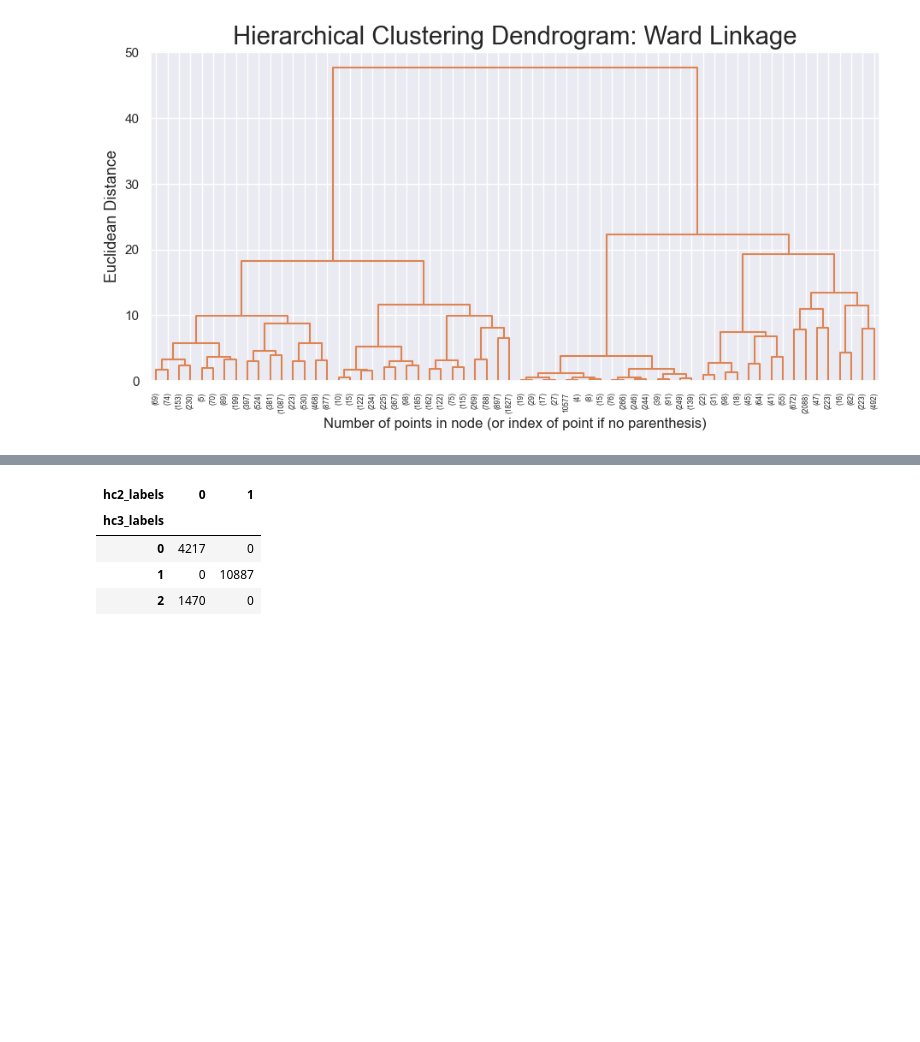
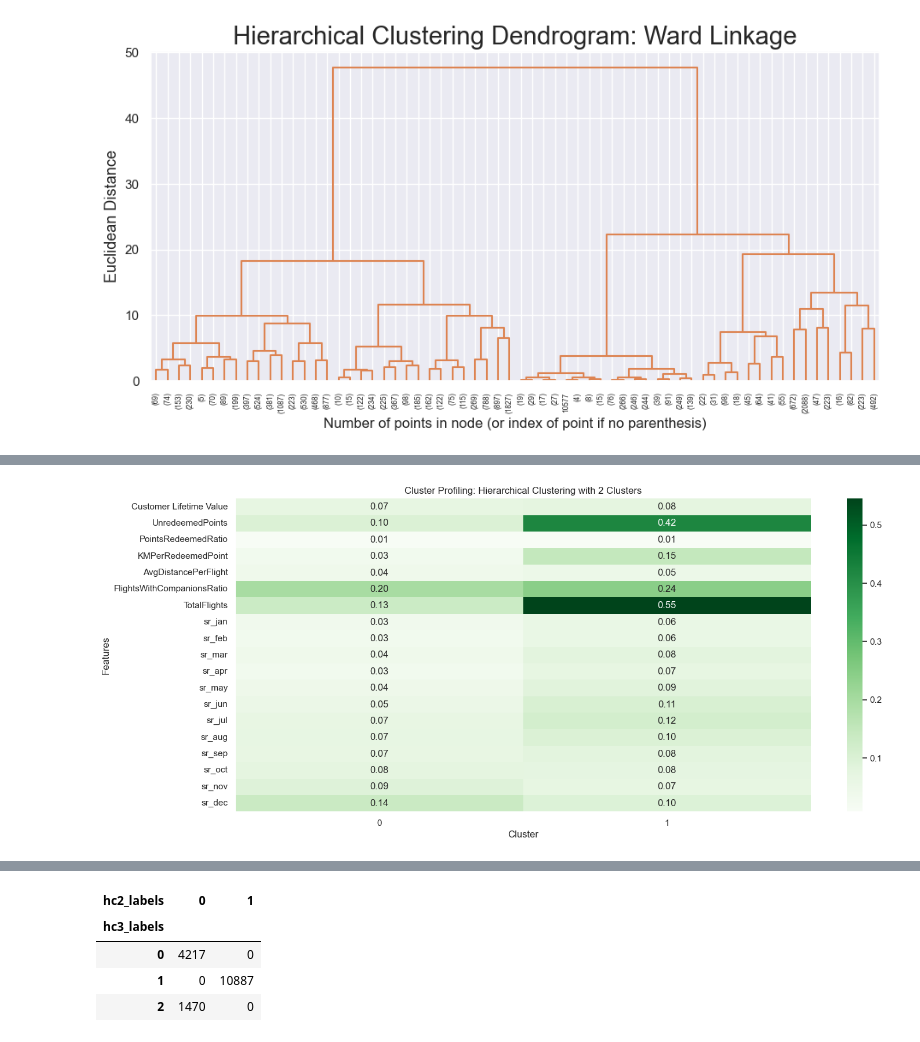
Before and after one commit to calcoafrancisca/Group-39---DM---Part2, a Jupyter notebook: Value-Based-Perspective.ipynb, the cells around one changed output, grey strips where cells are left out. Cells and saved outputs as stored; diff of their text form; code cells hidden in the pictures; blank space fills up the shorter version.

```diff
--- a/Value-Based-Perspective.ipynb
+++ b/Value-Based-Perspective.ipynb
@@ -258,3 +285,14 @@ df_concat.groupby('labels').mean()
+# %%
+cluster_means = df_concat.groupby('labels')[value_features].mean().T
+
+plt.figure(figsize=(16,7))
+sns.heatmap(cluster_means, cmap="Greens", annot=True, fmt=".2f")
+plt.xlabel("Cluster")
+plt.ylabel("Features")
+plt.title("Cluster Profiling: Hierarchical Clustering with 2 Clusters")
+plt.show()
+# %% [output]
+[figure, added]
 # %%
 # 3 cluster solution
 
```
Also changed, not shown: parts of 15 cells of this notebook.
